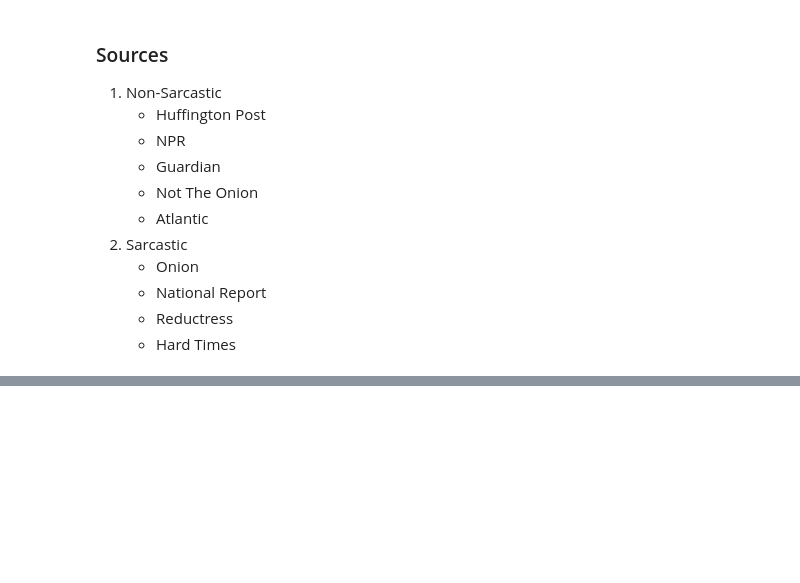
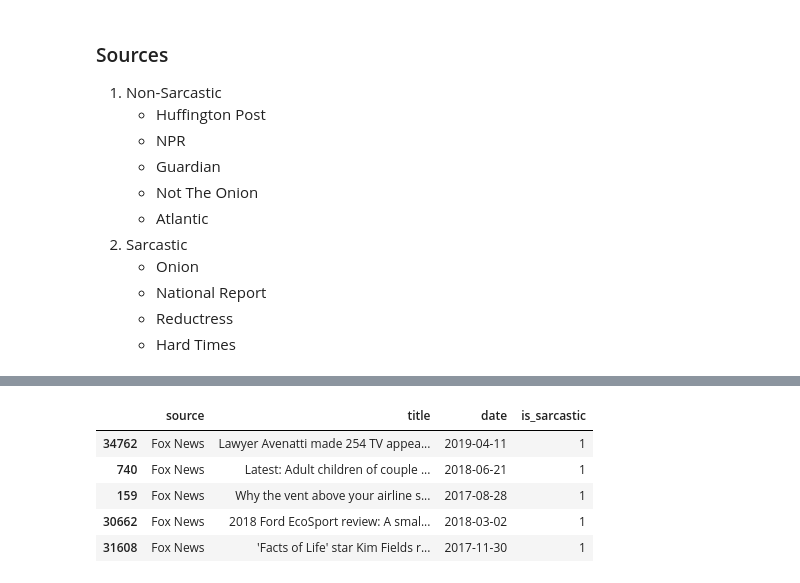
Before and after one commit to yagnesh7/dsga1001-term-project, a Jupyter notebook: notebooks/01_data_combine.ipynb, the cells around one changed output, grey strips where cells are left out. Cells and saved outputs as stored; diff of their text form; code cells hidden in the pictures; blank space fills up the shorter version.

```diff
--- a/notebooks/01_data_combine.ipynb
+++ b/notebooks/01_data_combine.ipynb
@@ -180 +180,14 @@ hard_times.sample(n = 5)
+# %%
+fox = pd.read_csv('../data/fox_all.csv', index_col=None)
+fox['source'] = "Fox News"
+fox['is_sarcastic'] = 1
+fox = fox[['source', 'title',  'date', 'is_sarcastic']]
+fox.sample(n  = 5)
+# %% [output]
+|  | source | title | date | is_sarcastic |
+| 34762 | Fox News | Lawyer Avenatti made 254 TV appea... | 2019-04-11 | 1 |
+| 740 | Fox News | Latest: Adult children of couple ... | 2018-06-21 | 1 |
+| 159 | Fox News | Why the vent above your airline s... | 2017-08-28 | 1 |
+| 30662 | Fox News | 2018 Ford EcoSport review: A smal... | 2018-03-02 | 1 |
+| 31608 | Fox News | 'Facts of Life' star Kim Fields r... | 2017-11-30 | 1 |
 # %%
```
Also changed, not shown: parts of 17 cells of this notebook, 1 other file.
